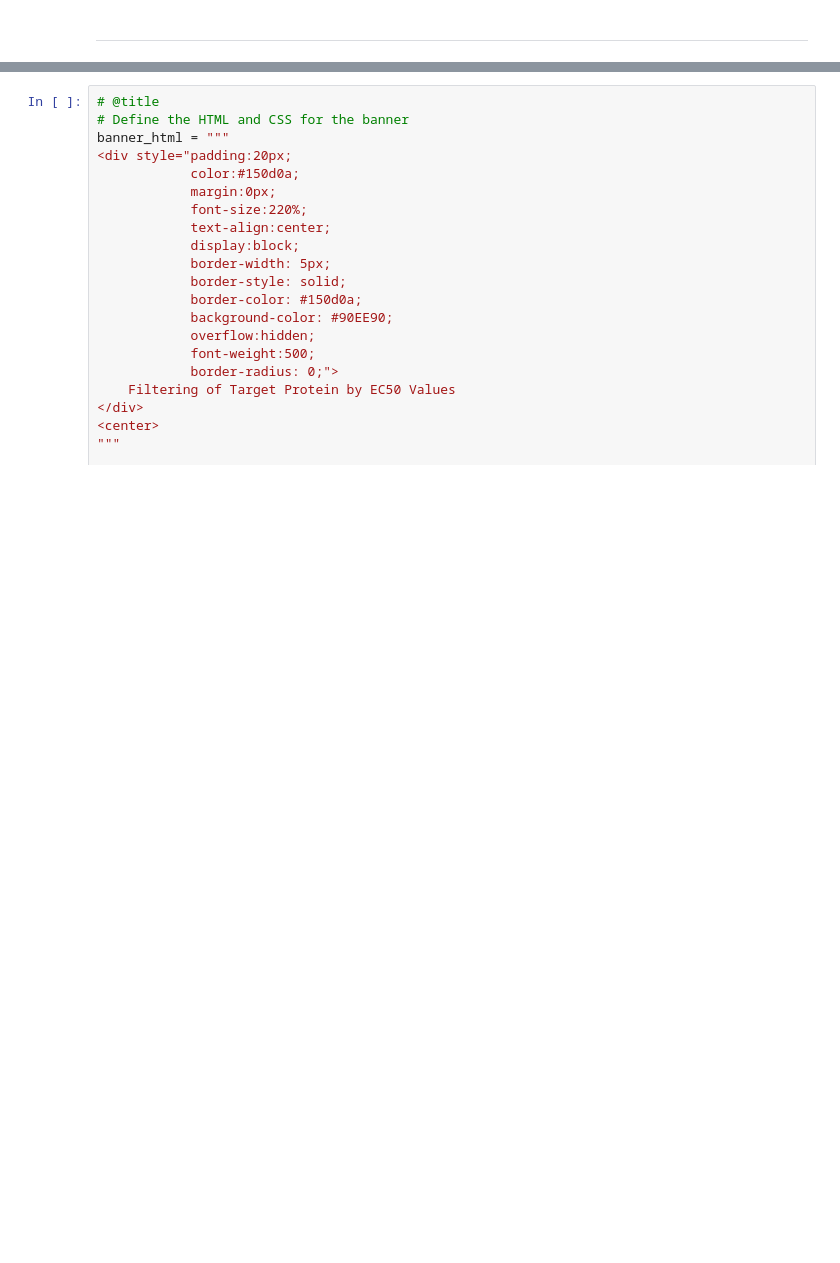
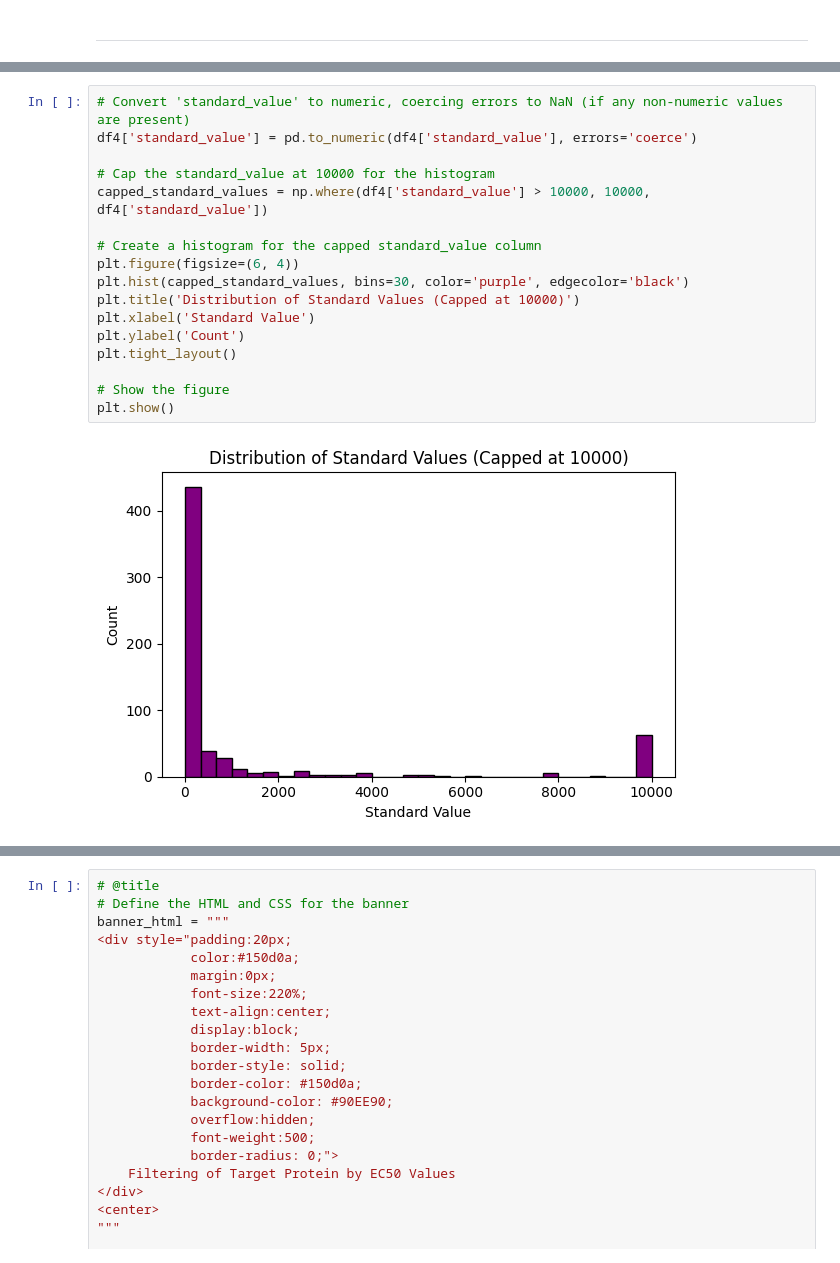
Before and after one commit to FrederickMappin/CADD_Query_ChEMBL, a Jupyter notebook: Query_ChEMBL.ipynb, the cells around one changed output, grey strips where cells are left out. Saved outputs shown, nothing was run; the diff lists cells and outputs as text; blank space fills up the shorter version.

```diff
--- a/Query_ChEMBL.ipynb
+++ b/Query_ChEMBL.ipynb
@@ -315,0 +388,19 @@ files.download('IC50_bioactivity_data_preprocessed.csv')
+# %%
+# Convert 'standard_value' to numeric, coercing errors to NaN (if any non-numeric values are present)
+df4['standard_value'] = pd.to_numeric(df4['standard_value'], errors='coerce')
+
+# Cap the standard_value at 10000 for the histogram
+capped_standard_values = np.where(df4['standard_value'] > 10000, 10000, df4['standard_value'])
+
+# Create a histogram for the capped standard_value column
+plt.figure(figsize=(6, 4))
+plt.hist(capped_standard_values, bins=30, color='purple', edgecolor='black')
+plt.title('Distribution of Standard Values (Capped at 10000)')
+plt.xlabel('Standard Value')
+plt.ylabel('Count')
+plt.tight_layout()
+
+# Show the figure
+plt.show()
+# %% [output]
+[figure, added]
```
Also changed, not shown: parts of 19 cells of this notebook.
